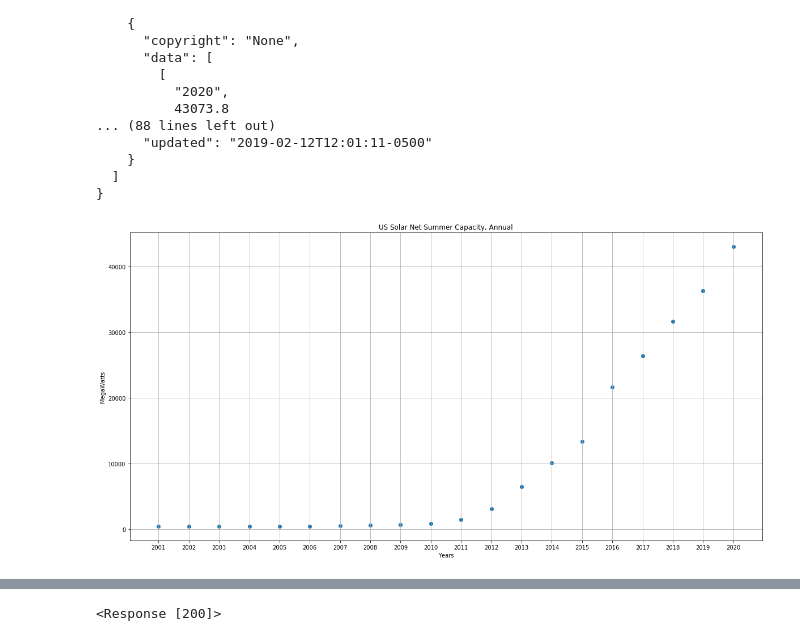
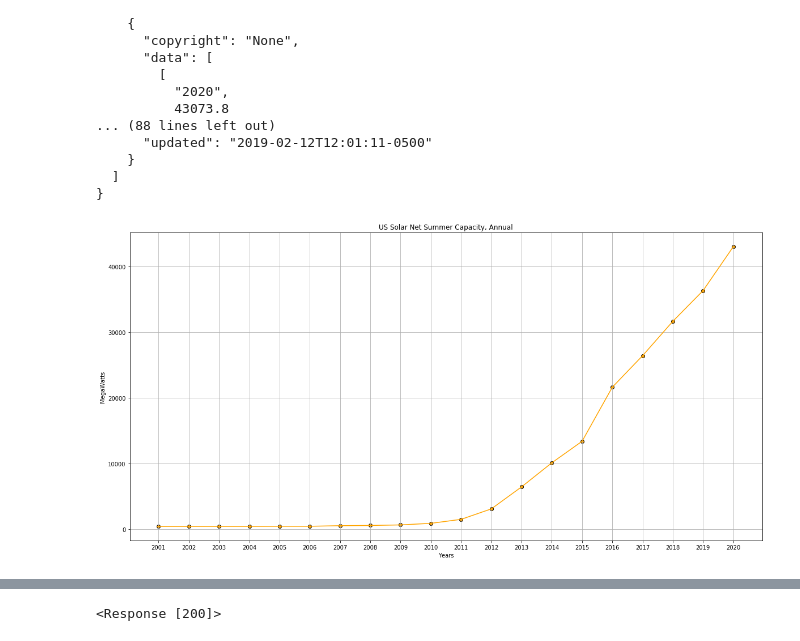
Before and after one commit to us-energy-analysis/Energy-analysis, a Jupyter notebook: USRenewableConsumption.ipynb, the cells around one changed output, grey strips where cells are left out. Cells and saved outputs as stored; diff of their text form; code cells hidden in the pictures.

```diff
--- a/USRenewableConsumption.ipynb
+++ b/USRenewableConsumption.ipynb
@@ -3,8 +3,9 @@ import requests
 import json
 import pandas as pd
 import matplotlib.pyplot as plt
+from config import api_key
 
-api_key = "4a60fcfe3a762ea4e4d9276f8944aa76"
+# api_key = "4a60fcfe3a762ea4e4d9276f8944aa76"
 # %%
 # Electric Power Sector Conventional Hydroelectric Net Summer Capacity, Annual
 hydroelectric_url = "http://api.eia.gov/series/?api_key=" + api_key + "&series_id=STEO.HVEPCAP_US.A"
@@ -189,13 +171,14 @@ solar = solar_consumption[::-1]
 # %%
 # Electric Power Sector Large-Scale Solar Net Summer Capacity, Annual
 plt.figure(figsize=(20,10))
-# Create Scatter Plot
-plt.scatter(years, solar)
+# # Create a visual for the data
+plt.scatter(years, solar, color="orange", edgecolors="black")
+plt.plot(years, solar, color="orange")
 plt.title("US Solar Net Summer Capacity, Annual")
 plt.ylabel("MegaWatts")
 plt.xlabel("Years")
 plt.grid(True)
 
 plt.show()
 # %% [output]
-[figure, old version]
+[figure, new version]
```
Also changed, not shown: parts of 14 cells of this notebook.
